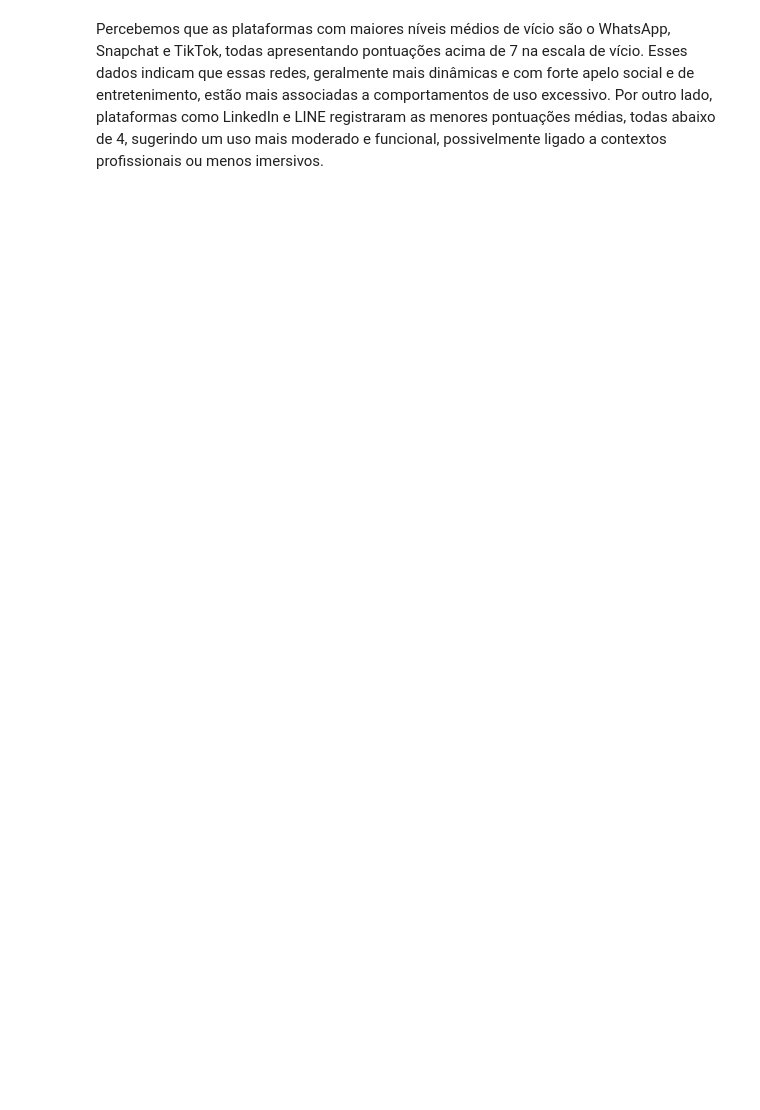
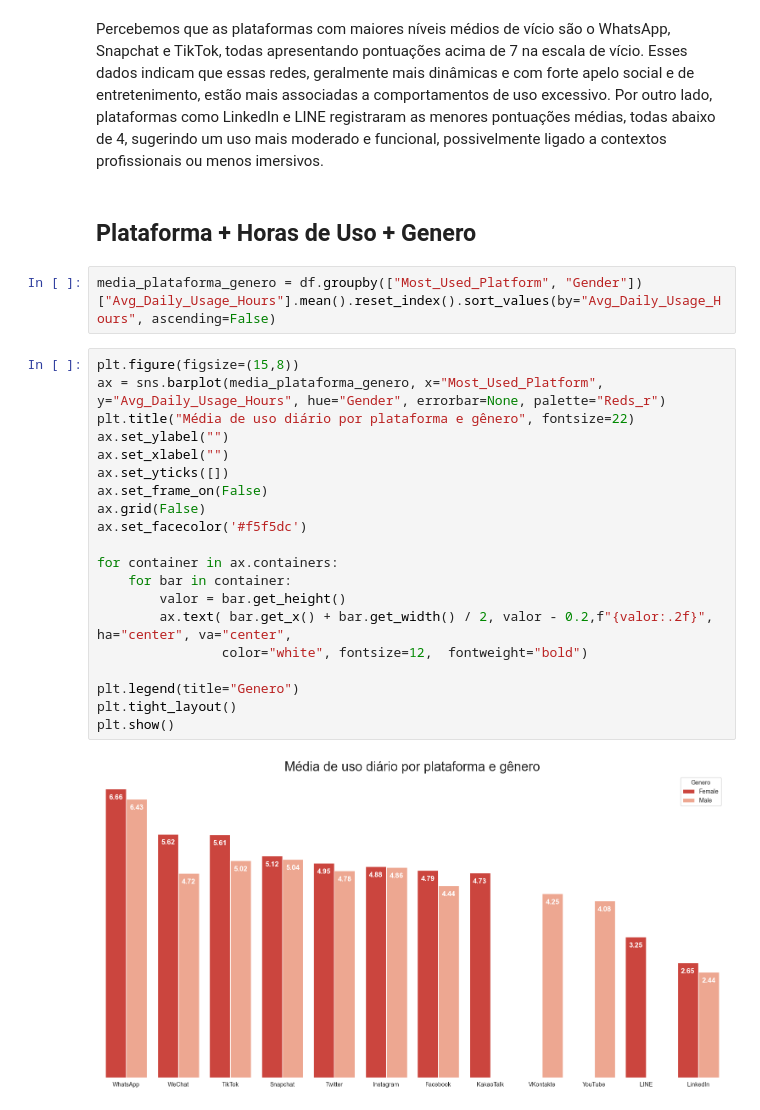
Before and after one commit to JoaoHeslin/Estudantes-e-Midias-Sociais, a Jupyter notebook: relatorio.ipynb, the cells around one changed output. Cells and saved outputs as stored; diff of their text form; blank space fills up the shorter version.

```diff
--- a/relatorio.ipynb
+++ b/relatorio.ipynb
@@ -240,2 +240,28 @@ plt.show()
 # %% [markdown]
 Percebemos que as plataformas com maiores níveis médios de vício são o WhatsApp, Snapchat e TikTok, todas apresentando pontuações acima de 7 na escala de vício. Esses dados indicam que essas redes, geralmente mais dinâmicas e com forte apelo social e de entretenimento, estão mais associadas a comportamentos de uso excessivo. Por outro lado, plataformas como LinkedIn e LINE registraram as menores pontuações médias, todas abaixo de 4, sugerindo um uso mais moderado e funcional, possivelmente ligado a contextos profissionais ou menos imersivos.
+# %% [markdown]
+## Plataforma + Horas de Uso + Genero
+# %%
+media_plataforma_genero = df.groupby(["Most_Used_Platform", "Gender"])["Avg_Daily_Usage_Hours"].mean().reset_index().sort_values(by="Avg_Daily_Usage_Hours", ascending=False)
+# %%
+plt.figure(figsize=(15,8))
+ax = sns.barplot(media_plataforma_genero, x="Most_Used_Platform", y="Avg_Daily_Usage_Hours", hue="Gender", errorbar=None, palette="Reds_r")
+plt.title("Média de uso diário por plataforma e gênero", fontsize=22)
+ax.set_ylabel("")
+ax.set_xlabel("")
+ax.set_yticks([])
+ax.set_frame_on(False)
+ax.grid(False)
+ax.set_facecolor('#f5f5dc')
+
+for container in ax.containers:
+    for bar in container:
+        valor = bar.get_height()
+        ax.text( bar.get_x() + bar.get_width() / 2, valor - 0.2,f"{valor:.2f}", ha="center", va="center",
+                color="white", fontsize=12,  fontweight="bold")
+
+plt.legend(title="Genero")
+plt.tight_layout()
+plt.show()
+# %% [output]
+[figure, added]
```
Also changed, not shown: parts of 25 cells of this notebook.
